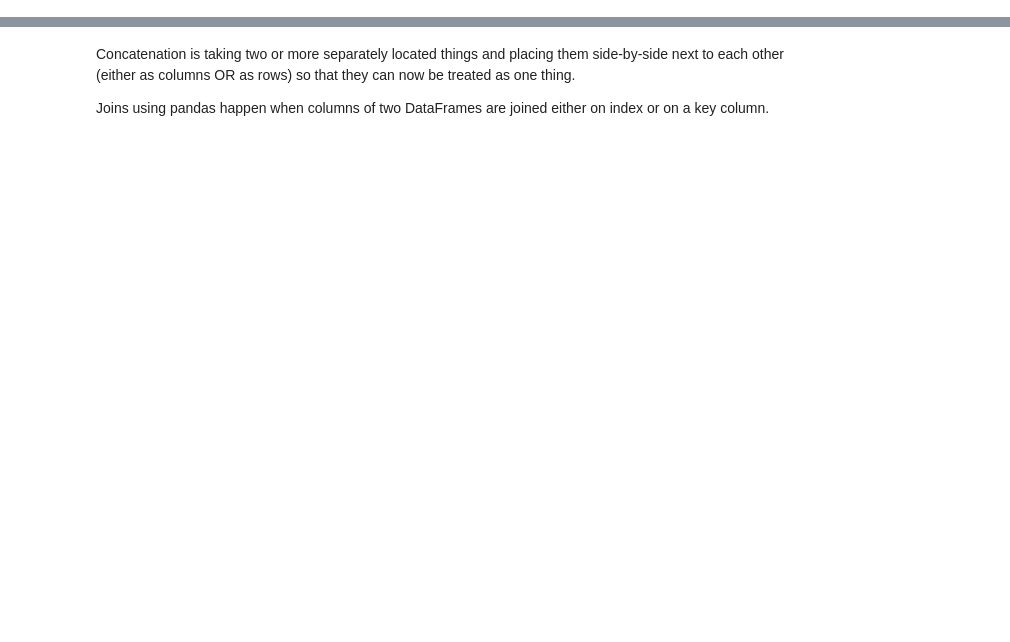
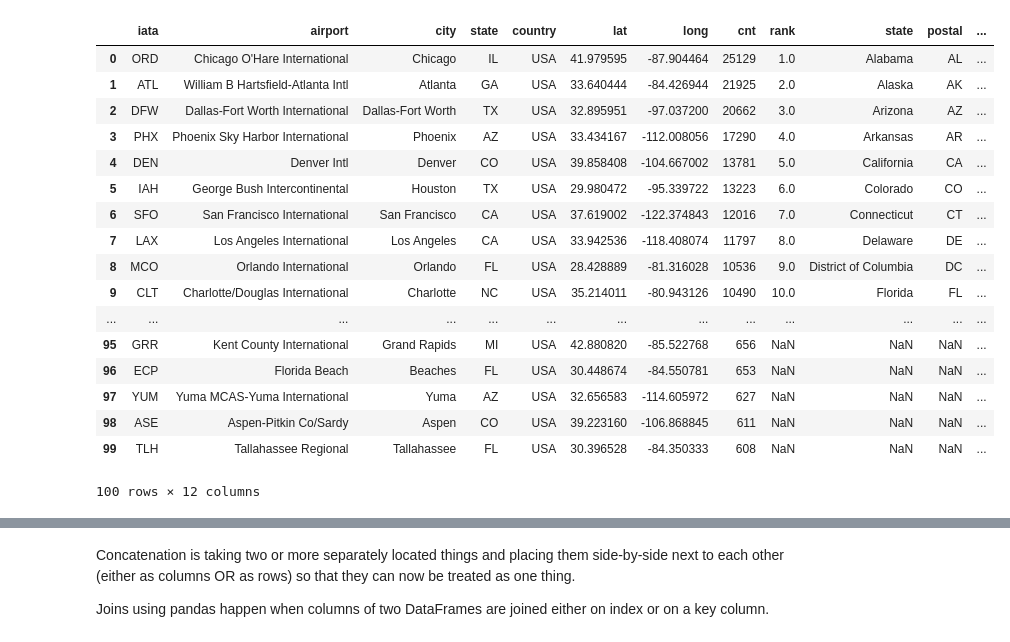
Before and after one commit to matthewbrems/old, a Jupyter notebook: curriculum/02-week/2.12-pandas-merge/2.12-merge-and-concatenate.ipynb, the cells around one changed output, grey strips where cells are left out. Saved outputs shown, nothing was run; the diff lists cells and outputs as text; code cells hidden in the pictures; blank space fills up the shorter version.

```diff
--- a/curriculum/02-week/2.12-pandas-merge/2.12-merge-and-concatenate.ipynb
+++ b/curriculum/02-week/2.12-pandas-merge/2.12-merge-and-concatenate.ipynb
@@ -42,6 +71,27 @@ agriculture.state.nunique()
 #okay, let's concatenate the airports and states data
 
 new_df = pd.concat([airports, states], axis=1)
+# %%
+new_df.head(100)
+# %% [output]
+|  | iata | airport | city | state | country | lat | long | cnt | rank | state | postal | ... |
+| 0 | ORD | Chicago O'Hare International | Chicago | IL | USA | 41.979595 | -87.904464 | 25129 | 1.0 | Alabama | AL | ... |
+| 1 | ATL | William B Hartsfield-Atlanta Intl | Atlanta | GA | USA | 33.640444 | -84.426944 | 21925 | 2.0 | Alaska | AK | ... |
+| 2 | DFW | Dallas-Fort Worth International | Dallas-Fort Worth | TX | USA | 32.895951 | -97.037200 | 20662 | 3.0 | Arizona | AZ | ... |
+| 3 | PHX | Phoenix Sky Harbor International | Phoenix | AZ | USA | 33.434167 | -112.008056 | 17290 | 4.0 | Arkansas | AR | ... |
+| 4 | DEN | Denver Intl | Denver | CO | USA | 39.858408 | -104.667002 | 13781 | 5.0 | California | CA | ... |
+| 5 | IAH | George Bush Intercontinental | Houston | TX | USA | 29.980472 | -95.339722 | 13223 | 6.0 | Colorado | CO | ... |
+| 6 | SFO | San Francisco International | San Francisco | CA | USA | 37.619002 | -122.374843 | 12016 | 7.0 | Connecticut | CT | ... |
+| 7 | LAX | Los Angeles International | Los Angeles | CA | USA | 33.942536 | -118.408074 | 11797 | 8.0 | Delaware | DE | ... |
+| 8 | MCO | Orlando International | Orlando | FL | USA | 28.428889 | -81.316028 | 10536 | 9.0 | District of Columbia | DC | ... |
+| 9 | CLT | Charlotte/Douglas International | Charlotte | NC | USA | 35.214011 | -80.943126 | 10490 | 10.0 | Florida | FL | ... |
+| ... | ... | ... | ... | ... | ... | ... | ... | ... | ... | ... | ... | ... |
+| 95 | GRR | Kent County International | Grand Rapids | MI | USA | 42.880820 | -85.522768 | 656 | NaN | NaN | NaN | ... |
+| 96 | ECP | Florida Beach | Beaches | FL | USA | 30.448674 | -84.550781 | 653 | NaN | NaN | NaN | ... |
+| 97 | YUM | Yuma MCAS-Yuma International | Yuma | AZ | USA | 32.656583 | -114.605972 | 627 | NaN | NaN | NaN | ... |
+| 98 | ASE | Aspen-Pitkin Co/Sardy | Aspen | CO | USA | 39.223160 | -106.868845 | 611 | NaN | NaN | NaN | ... |
+| 99 | TLH | Tallahassee Regional | Tallahassee | FL | USA | 30.396528 | -84.350333 | 608 | NaN | NaN | NaN | ... |
+100 rows × 12 columns
 # %%
 #let's check to see if we have null values.
 new_df.isnull().sum()
```
Also changed, not shown: parts of 13 cells of this notebook, 1 other file.
